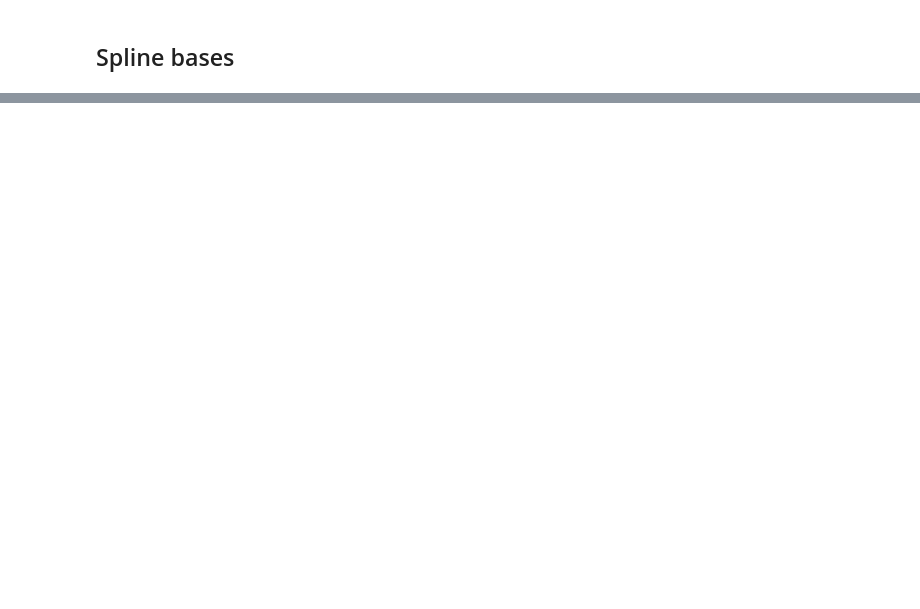
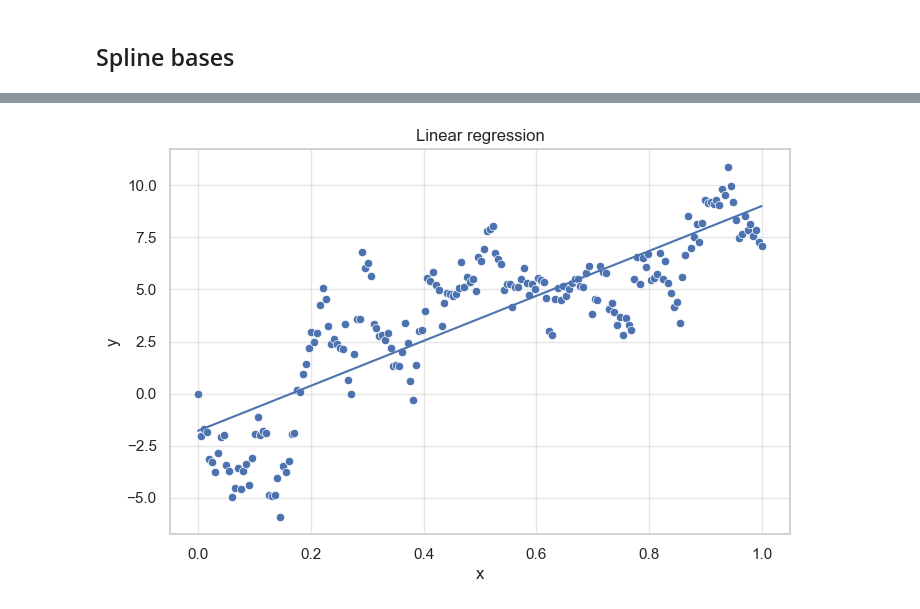
Before and after one commit to chris-leonard/elements-of-statistical-learning, a Jupyter notebook: chapter-8/splines.ipynb, the cells around one changed output, grey strips where cells are left out. Cells and saved outputs as stored; diff of their text form; code cells hidden in the pictures; blank space fills up the shorter version.

```diff
--- a/chapter-8/splines.ipynb
+++ b/chapter-8/splines.ipynb
@@ -1215,0 +298,15 @@ Pipeline([
+# %%
+# can then train a linear model on the design matrix
+X = dmatrix("x", sample_data.x)
+
+# the intercept is already in the design matrix
+lin_reg = LinearRegression(fit_intercept=False)
+lin_reg.fit(X, sample_data.y)
+y_pred = lin_reg.predict(X)
+
+fig, ax = plt.subplots(figsize=(8, 5))
+sns.scatterplot(sample_data, x="x", y="y",ax=ax)
+ax.plot(sample_data.x, y_pred)
+ax.set(title="Linear regression");
+# %% [output]
+[figure, added]
```
Also changed, not shown: parts of 85 cells of this notebook, 3 other files.
